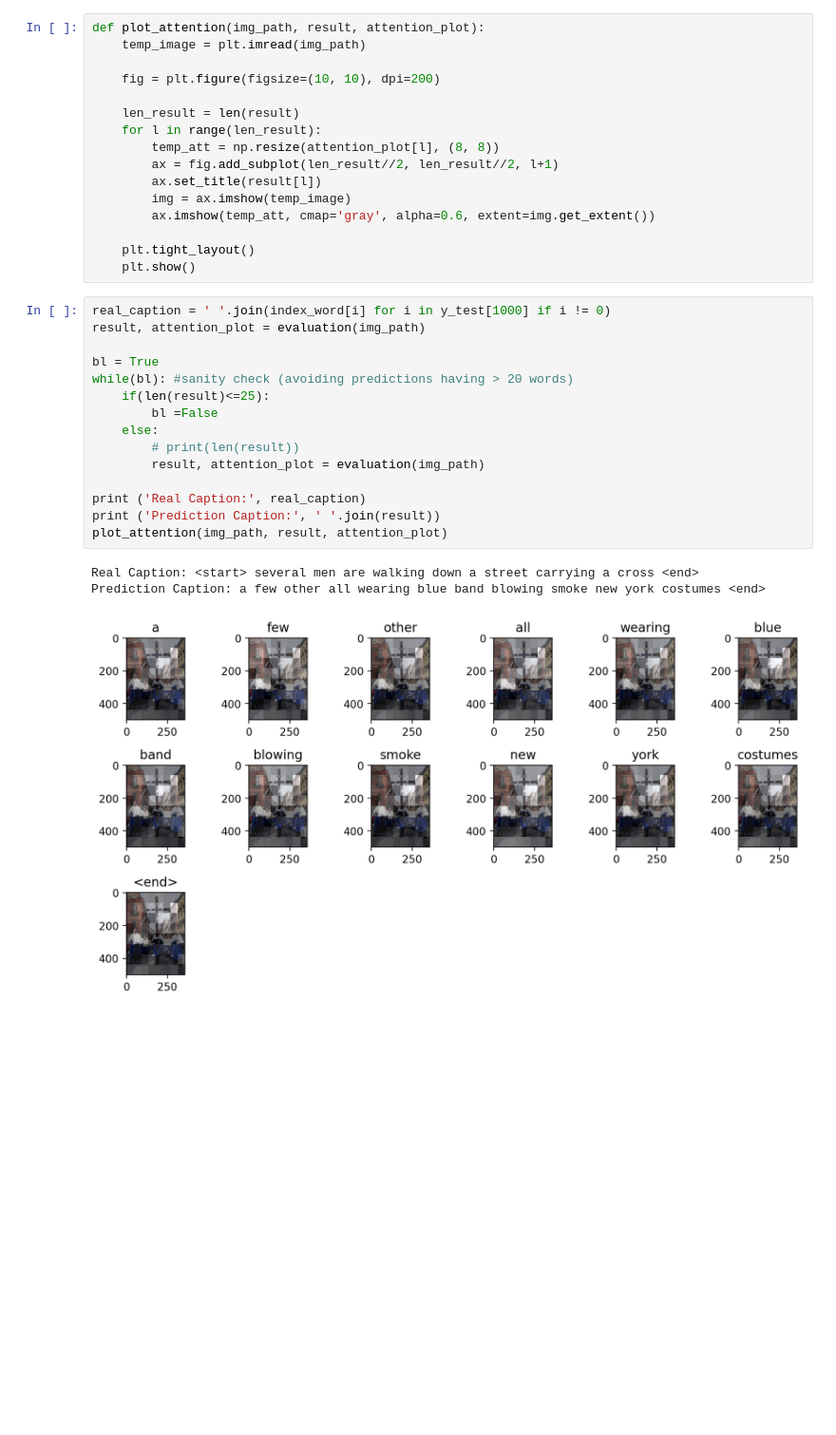
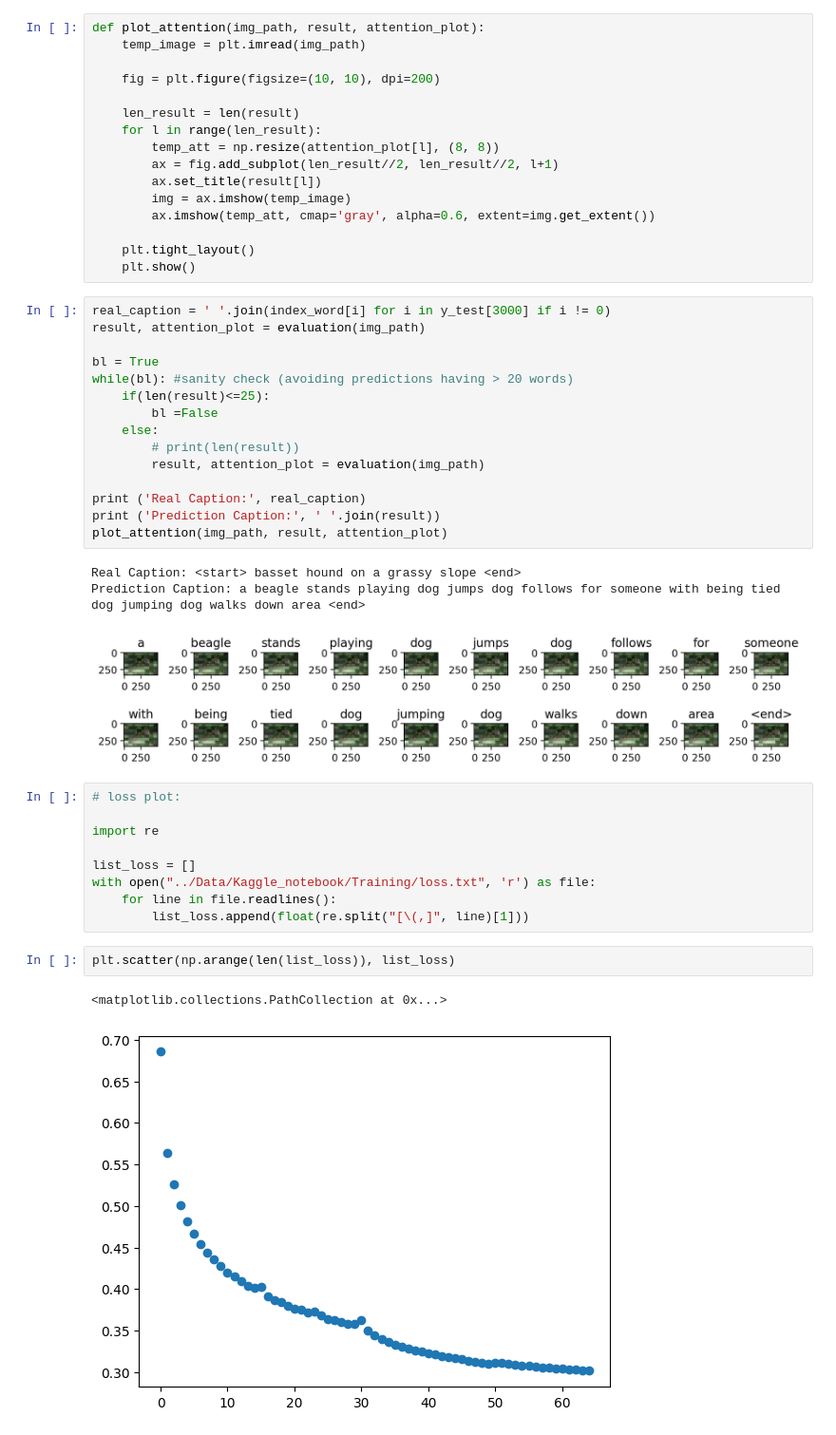
Before and after one commit to shubhankarm01/Image-captioning, a Jupyter notebook: Research/Notebook.ipynb, the cells around one changed output. Shown: that part at 95% size. Drawn from its saved outputs; the diff is of its cells as text; blank space fills up the shorter version.

```diff
--- a/Research/Notebook.ipynb
+++ b/Research/Notebook.ipynb
@@ -989,7 +929,7 @@ def plot_attention(img_path, result, attention_plot):
     plt.tight_layout()
     plt.show()
 # %%
-real_caption = ' '.join(index_word[i] for i in y_test[1000] if i != 0)
+real_caption = ' '.join(index_word[i] for i in y_test[3000] if i != 0)
 result, attention_plot = evaluation(img_path)
 
 bl = True
@@ -1004,6 +944,20 @@ print ('Real Caption:', real_caption)
 print ('Prediction Caption:', ' '.join(result))
 plot_attention(img_path, result, attention_plot)
 # %% [output]
-Real Caption: <start> several men are walking down a street carrying a cross <end>
-Prediction Caption: a few other all wearing blue band blowing smoke new york costumes <end>
+Real Caption: <start> basset hound on a grassy slope <end>
+Prediction Caption: a beagle stands playing dog jumps dog follows for someone with being tied dog jumping dog walks down area <end>
-[figure, old version]
+[figure, new version]
+# %%
+# loss plot:
+
+import re
+
+list_loss = []
+with open("../Data/Kaggle_notebook/Training/loss.txt", 'r') as file:
+    for line in file.readlines():
+        list_loss.append(float(re.split("[\(,]", line)[1]))
+# %%
+plt.scatter(np.arange(len(list_loss)), list_loss)
+# %% [output]
+<matplotlib.collections.PathCollection at 0x...>
+[figure, added]
```
Also changed, not shown: parts of 16 cells of this notebook, 8 other files.
